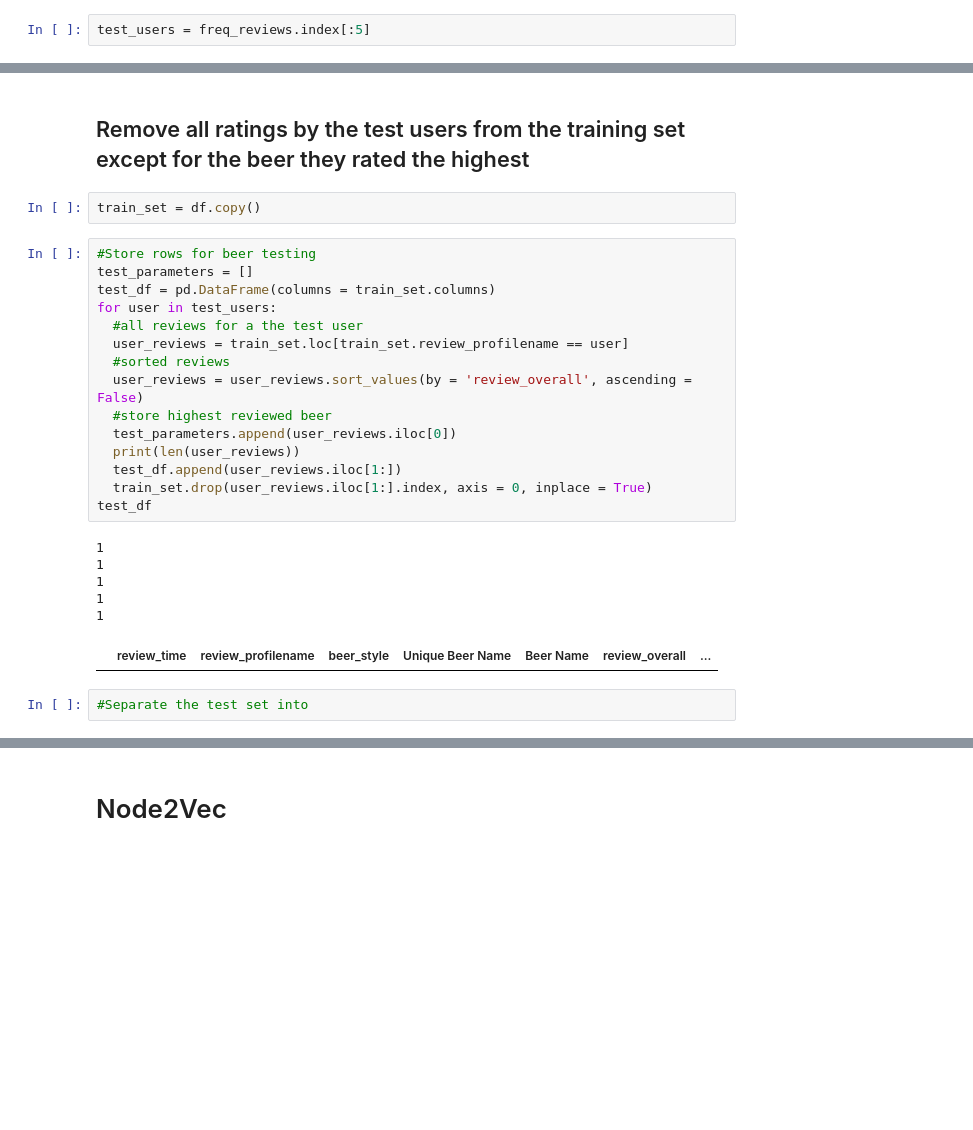
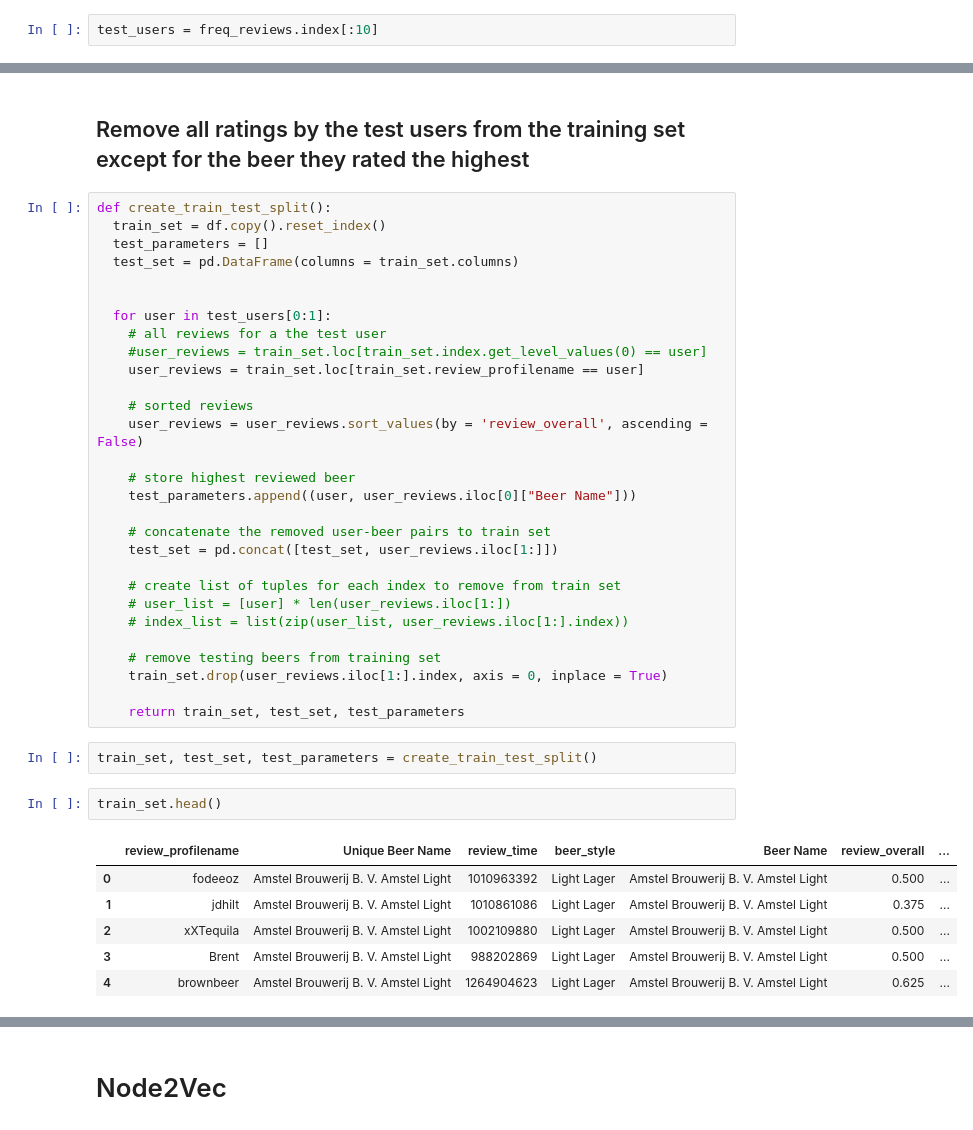
Before and after one commit to sophielouie/beer-recommendation-system, a Jupyter notebook: Recommender_System.ipynb, the cells around one changed output, grey strips where cells are left out. Cells and saved outputs as stored; diff of their text form; blank space fills up the shorter version.

Commit message:
split data into train and test set, issue: not sure if past user reviews are used in svd calculation, currently train set removes all reviews of test users

```diff
--- a/Recommender_System.ipynb
+++ b/Recommender_System.ipynb
@@ -215,5 +212,5 @@ The five users with the most beer reviews
 # %%
-test_users = freq_reviews.index[:5]
+test_users = freq_reviews.index[:10]
 # %% [markdown]
 ##Find threshold for what makes a good rating
 # %%
@@ -256,28 +238,42 @@ df
 # %% [markdown]
 ## Remove all ratings by the test users from the training set except for the beer they rated the highest
-# %%
-train_set = df.copy()
 # %%
-#Store rows for beer testing
-test_parameters = []
-test_df = pd.DataFrame(columns = train_set.columns)
-for user in test_users:
-  #all reviews for a the test user
-  user_reviews = train_set.loc[train_set.review_profilename == user]
-  #sorted reviews
-  user_reviews = user_reviews.sort_values(by = 'review_overall', ascending = False)
-  #store highest reviewed beer
-  test_parameters.append(user_reviews.iloc[0])
-  print(len(user_reviews))
-  test_df.append(user_reviews.iloc[1:])
-  train_set.drop(user_reviews.iloc[1:].index, axis = 0, inplace = True)
-test_df
+def create_train_test_split():
+  train_set = df.copy().reset_index()
+  test_parameters = []
+  test_set = pd.DataFrame(columns = train_set.columns)
+
+
+  for user in test_users[0:1]:
+    # all reviews for a the test user
+    #user_reviews = train_set.loc[train_set.index.get_level_values(0) == user]
+    user_reviews = train_set.loc[train_set.review_profilename == user]
+
+    # sorted reviews
+    user_reviews = user_reviews.sort_values(by = 'review_overall', ascending = False)
+
+    # store highest reviewed beer
+    test_parameters.append((user, user_reviews.iloc[0]["Beer Name"]))
+
+    # concatenate the removed user-beer pairs to train set
+    test_set = pd.concat([test_set, user_reviews.iloc[1:]])
+
+    # create list of tuples for each index to remove from train set
+    # user_list = [user] * len(user_reviews.iloc[1:])
+    # index_list = list(zip(user_list, user_reviews.iloc[1:].index))
+
+    # remove testing beers from training set
+    train_set.drop(user_reviews.iloc[1:].index, axis = 0, inplace = True)
+
+    return train_set, test_set, test_parameters
-# %% [output]
-1
-1
-1
-1
-1
-|  | review_time | review_profilename | beer_style | Unique Beer Name | Beer Name | review_overall | ... |
-# %%
-#Separate the test set into
+# %%
+train_set, test_set, test_parameters = create_train_test_split()
+# %%
+train_set.head()
+# %% [output]
+|  | review_profilename | Unique Beer Name | review_time | beer_style | Beer Name | review_overall | ... |
+| 0 | fodeeoz | Amstel Brouwerij B. V. Amstel Light | 1010963392 | Light Lager | Amstel Brouwerij B. V. Amstel Light | 0.500 | ... |
+| 1 | jdhilt | Amstel Brouwerij B. V. Amstel Light | 1010861086 | Light Lager | Amstel Brouwerij B. V. Amstel Light | 0.375 | ... |
+| 2 | xXTequila | Amstel Brouwerij B. V. Amstel Light | 1002109880 | Light Lager | Amstel Brouwerij B. V. Amstel Light | 0.500 | ... |
+| 3 | Brent | Amstel Brouwerij B. V. Amstel Light | 988202869 | Light Lager | Amstel Brouwerij B. V. Amstel Light | 0.500 | ... |
+| 4 | brownbeer | Amstel Brouwerij B. V. Amstel Light | 1264904623 | Light Lager | Amstel Brouwerij B. V. Amstel Light | 0.625 | ... |
```
Also changed, not shown: parts of 11 cells of this notebook.
